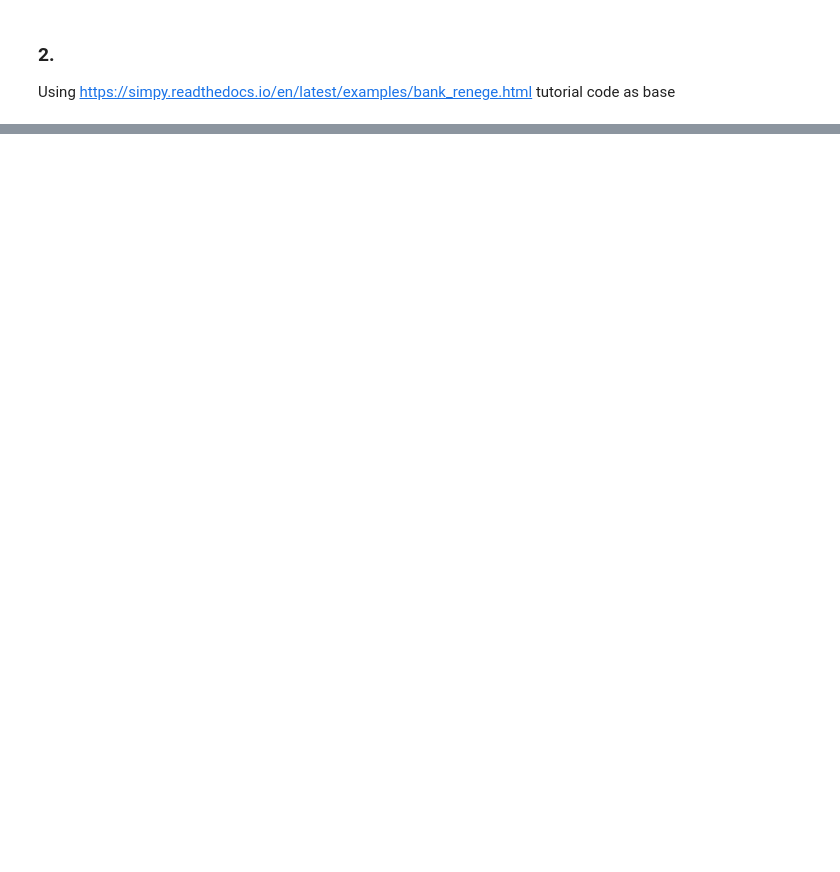
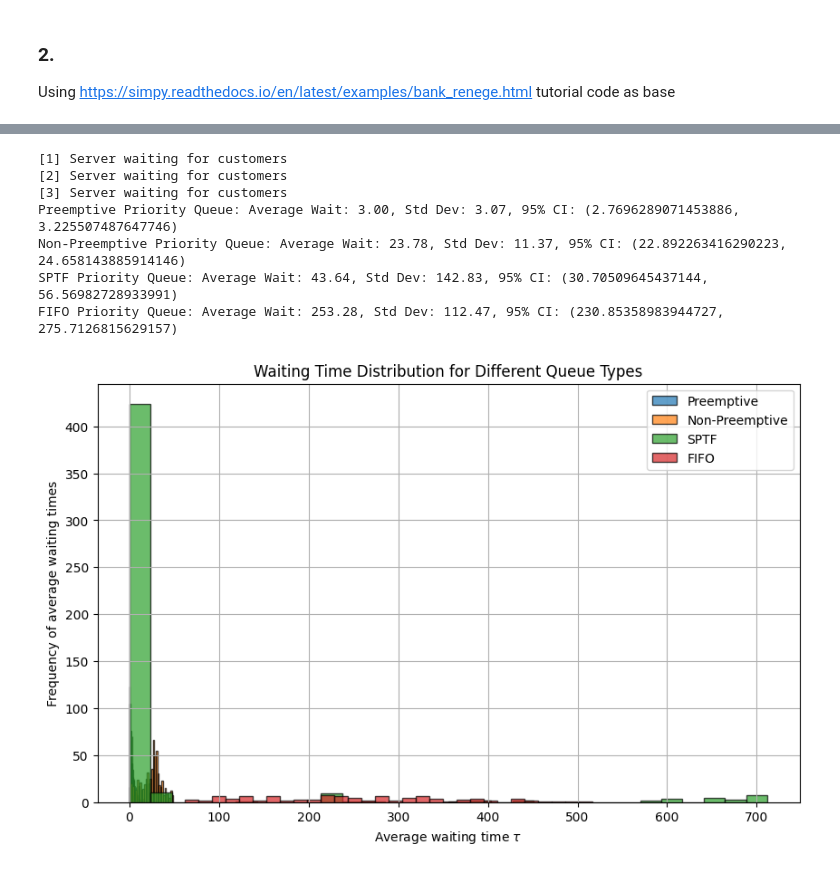
Before and after one commit to jonas4climate/ss-assignment-2, a Jupyter notebook: CalvinLaw_11306734_RaymondZhang_14865904_JonasSchaefer_14039982_2.ipynb, the cells around one changed output, grey strips where cells are left out. Drawn from its saved outputs; the diff is of its cells as text; code cells hidden in the pictures; blank space fills up the shorter version.

```diff
--- a/CalvinLaw_11306734_RaymondZhang_14865904_JonasSchaefer_14039982_2.ipynb
+++ b/CalvinLaw_11306734_RaymondZhang_14865904_JonasSchaefer_14039982_2.ipynb
@@ -590,0 +697,62 @@ plt.show()
+# %%
+def run_sptf_simulation(n_servers, lambda_rate, service_time_distribution):
+    env = simpy.Environment()
+    customers = setup_sptf(env, n_servers, lambda_rate, service_time_distribution)
+    env.run(until=1000)
+    wait_times = [c.wait_time() for c in customers if c.start_service_time is not None]
+    return wait_times
+
+def run_priority_queue_simulations(n_servers, queue_type):
+    env = simpy.Environment()
+    lambda_1, lambda_2 = 0.7, 0.4
+    mu = 1.0
+    service_time_distribution = [1, 2, 3, 4, 5]
+
+    if queue_type in ['preemptive', 'non-preemptive']:
+        setup_function = setup if queue_type == 'preemptive' else setup_non_preemptive
+        customers = setup_function(env, n_servers, lambda_1, lambda_2, mu)
+    elif queue_type == 'sptf':
+        customers = run_sptf_simulation(n_servers, lambda_1 + lambda_2, service_time_distribution)
+    else:
+        raise ValueError("Invalid queue type")
+
+    env.run(until=1000)
+    wait_times = [c.wait_time() for c in customers if c.ctype == 1 and c.start_service_time is not None] if queue_type != 'sptf' else [c.wait_time() for c in customers if c.start_service_time is not None]
+    return wait_times
+
+# Run simulations and gather data for each queue type
+wait_times_preemptive = run_priority_queue_simulations(1, 'preemptive')
+wait_times_non_preemptive = run_priority_queue_simulations(1, 'non-preemptive')
+wait_times_sptf = run_sptf_simulation(1, lambda_rate, service_time_distribution)
+wait_times_fifo = simulate_experiments(arrival_pdf='exp', service_pdf='exp', ns=[1])[1]  # For M/M/1 queue
+
+# Perform statistical analysis and visualize results for each queue type
+for wait_times, queue_type in [(wait_times_preemptive, 'Preemptive'),
+                               (wait_times_non_preemptive, 'Non-Preemptive'),
+                               (wait_times_sptf, 'SPTF'),
+                               (wait_times_fifo, 'FIFO')]:
+    avg_wait = np.mean(wait_times)
+    std_wait = np.std(wait_times)
+    conf_interval = st.t.interval(0.95, len(wait_times)-1, loc=avg_wait, scale=sem(wait_times))
+    print(f'{queue_type} Priority Queue: Average Wait: {avg_wait:.2f}, Std Dev: {std_wait:.2f}, 95% CI: {conf_interval}')
+
+plt.figure(figsize=(10, 6))
+plt.hist(wait_times_preemptive, bins=30, alpha=0.7, label='Preemptive', edgecolor='black')
+plt.hist(wait_times_non_preemptive, bins=30, alpha=0.7, label='Non-Preemptive', edgecolor='black')
+plt.hist(wait_times_sptf, bins=30, alpha=0.7, label='SPTF', edgecolor='black')
+plt.hist(wait_times_fifo, bins=30, alpha=0.7, label='FIFO', edgecolor='black')
+plt.xlabel('Average waiting time $\\tau$')
+plt.ylabel('Frequency of average waiting times')
+plt.title('Waiting Time Distribution for Different Queue Types')
+plt.legend()
+plt.grid(True)
+plt.show()
+# %% [output]
+[1] Server waiting for customers
+[2] Server waiting for customers
+[3] Server waiting for customers
+Preemptive Priority Queue: Average Wait: 3.00, Std Dev: 3.07, 95% CI: (2.7696289071453886, 3.225507487647746)
+Non-Preemptive Priority Queue: Average Wait: 23.78, Std Dev: 11.37, 95% CI: (22.892263416290223, 24.658143885914146)
+SPTF Priority Queue: Average Wait: 43.64, Std Dev: 142.83, 95% CI: (30.70509645437144, 56.56982728933991)
+FIFO Priority Queue: Average Wait: 253.28, Std Dev: 112.47, 95% CI: (230.85358983944727, 275.7126815629157)
+[figure, added]
```
Also changed, not shown: parts of 16 cells of this notebook.
